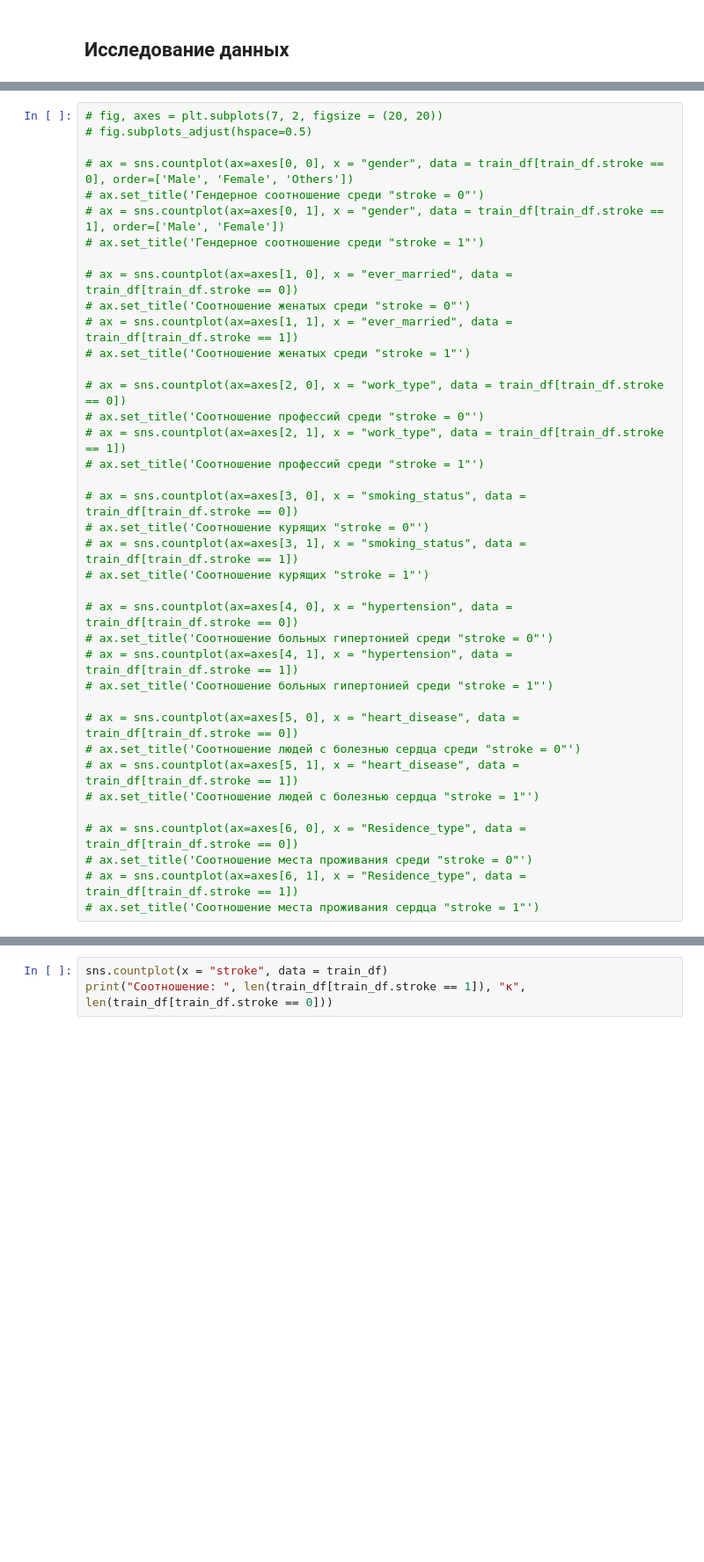
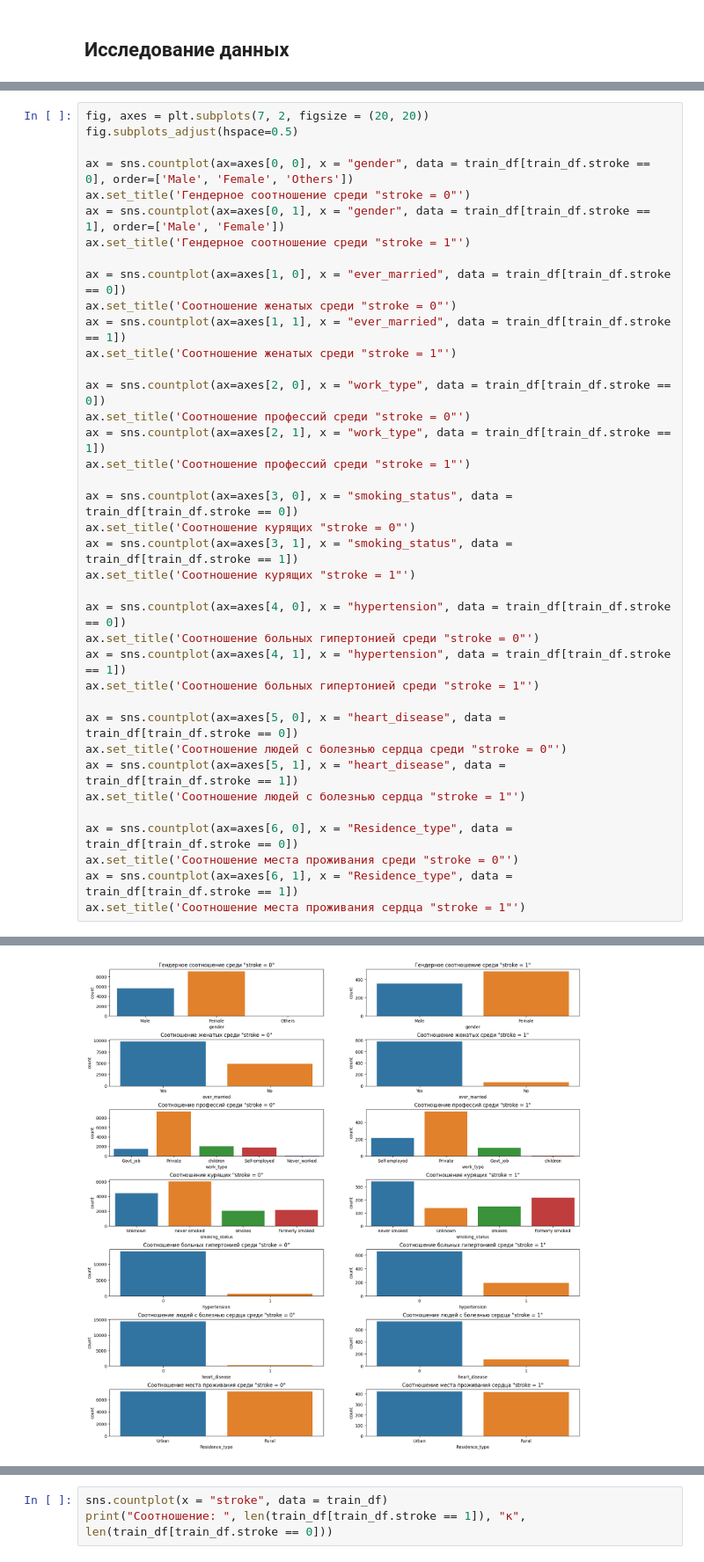
Before and after one commit to IlyaIIS/python-ML-stroke-prediction, a Jupyter notebook: MLProject.ipynb, the cells around one changed output, grey strips where cells are left out. Shown at 88% size. Drawn from its saved outputs; the diff is of its cells as text; blank space fills up the shorter version.

```diff
--- a/MLProject.ipynb
+++ b/MLProject.ipynb
@@ -61,38 +79,39 @@ dtype: int64
 # %%
-# fig, axes = plt.subplots(7, 2, figsize = (20, 20))
-# fig.subplots_adjust(hspace=0.5)
+fig, axes = plt.subplots(7, 2, figsize = (20, 20))
+fig.subplots_adjust(hspace=0.5)
 
-# ax = sns.countplot(ax=axes[0, 0], x = "gender", data = train_df[train_df.stroke == 0], order=['Male', 'Female', 'Others'])
-# ax.set_title('Гендерное соотношение среди "stroke = 0"')
-# ax = sns.countplot(ax=axes[0, 1], x = "gender", data = train_df[train_df.stroke == 1], order=['Male', 'Female'])
-# ax.set_title('Гендерное соотношение среди "stroke = 1"')
+ax = sns.countplot(ax=axes[0, 0], x = "gender", data = train_df[train_df.stroke == 0], order=['Male', 'Female', 'Others'])
+ax.set_title('Гендерное соотношение среди "stroke = 0"')
+ax = sns.countplot(ax=axes[0, 1], x = "gender", data = train_df[train_df.stroke == 1], order=['Male', 'Female'])
+ax.set_title('Гендерное соотношение среди "stroke = 1"')
 
-# ax = sns.countplot(ax=axes[1, 0], x = "ever_married", data = train_df[train_df.stroke == 0])
-# ax.set_title('Соотношение женатых среди "stroke = 0"')
-# ax = sns.countplot(ax=axes[1, 1], x = "ever_married", data = train_df[train_df.stroke == 1])
-# ax.set_title('Соотношение женатых среди "stroke = 1"')
+ax = sns.countplot(ax=axes[1, 0], x = "ever_married", data = train_df[train_df.stroke == 0])
+ax.set_title('Соотношение женатых среди "stroke = 0"')
+ax = sns.countplot(ax=axes[1, 1], x = "ever_married", data = train_df[train_df.stroke == 1])
+ax.set_title('Соотношение женатых среди "stroke = 1"')
 
-# ax = sns.countplot(ax=axes[2, 0], x = "work_type", data = train_df[train_df.stroke == 0])
-# ax.set_title('Соотношение профессий среди "stroke = 0"')
-# ax = sns.countplot(ax=axes[2, 1], x = "work_type", data = train_df[train_df.stroke == 1])
-# ax.set_title('Соотношение профессий среди "stroke = 1"')
+ax = sns.countplot(ax=axes[2, 0], x = "work_type", data = train_df[train_df.stroke == 0])
+ax.set_title('Соотношение профессий среди "stroke = 0"')
+ax = sns.countplot(ax=axes[2, 1], x = "work_type", data = train_df[train_df.stroke == 1])
+ax.set_title('Соотношение профессий среди "stroke = 1"')
 
-# ax = sns.countplot(ax=axes[3, 0], x = "smoking_status", data = train_df[train_df.stroke == 0])
-# ax.set_title('Соотношение курящих "stroke = 0"')
-# ax = sns.countplot(ax=axes[3, 1], x = "smoking_status", data = train_df[train_df.stroke == 1])
-# ax.set_title('Соотношение курящих "stroke = 1"')
+ax = sns.countplot(ax=axes[3, 0], x = "smoking_status", data = train_df[train_df.stroke == 0])
+ax.set_title('Соотношение курящих "stroke = 0"')
+ax = sns.countplot(ax=axes[3, 1], x = "smoking_status", data = train_df[train_df.stroke == 1])
+ax.set_title('Соотношение курящих "stroke = 1"')
 
-# ax = sns.countplot(ax=axes[4, 0], x = "hypertension", data = train_df[train_df.stroke == 0])
-# ax.set_title('Соотношение больных гипертонией среди "stroke = 0"')
-# ax = sns.countplot(ax=axes[4, 1], x = "hypertension", data = train_df[train_df.stroke == 1])
-# ax.set_title('Соотношение больных гипертонией среди "stroke = 1"')
+ax = sns.countplot(ax=axes[4, 0], x = "hypertension", data = train_df[train_df.stroke == 0])
+ax.set_title('Соотношение больных гипертонией среди "stroke = 0"')
+ax = sns.countplot(ax=axes[4, 1], x = "hypertension", data = train_df[train_df.stroke == 1])
+ax.set_title('Соотношение больных гипертонией среди "stroke = 1"')
 
-# ax = sns.countplot(ax=axes[5, 0], x = "heart_disease", data = train_df[train_df.stroke == 0])
-# ax.set_title('Соотношение людей с болезнью сердца среди "stroke = 0"')
-# ax = sns.countplot(ax=axes[5, 1], x = "heart_disease", data = train_df[train_df.stroke == 1])
-# ax.set_title('Соотношение людей с болезнью сердца "stroke = 1"')
+ax = sns.countplot(ax=axes[5, 0], x = "heart_disease", data = train_df[train_df.stroke == 0])
+ax.set_title('Соотношение людей с болезнью сердца среди "stroke = 0"')
+ax = sns.countplot(ax=axes[5, 1], x = "heart_disease", data = train_df[train_df.stroke == 1])
+ax.set_title('Соотношение людей с болезнью сердца "stroke = 1"')
 
-# ax = sns.countplot(ax=axes[6, 0], x = "Residence_type", data = train_df[train_df.stroke == 0])
-# ax.set_title('Соотношение места проживания среди "stroke = 0"')
-# ax = sns.countplot(ax=axes[6, 1], x = "Residence_type", data = train_df[train_df.stroke == 1])
-# ax.set_title('Соотношение места проживания сердца "stroke = 1"')
+ax = sns.countplot(ax=axes[6, 0], x = "Residence_type", data = train_df[train_df.stroke == 0])
+ax.set_title('Соотношение места проживания среди "stroke = 0"')
+ax = sns.countplot(ax=axes[6, 1], x = "Residence_type", data = train_df[train_df.stroke == 1])
+ax.set_title('Соотношение места проживания сердца "stroke = 1"')
+# %% [output]
@@ -99 +119,2 @@ dtype: int64
+[figure, added]
 # %% [markdown]
```
Also changed, not shown: parts of 51 cells of this notebook.
